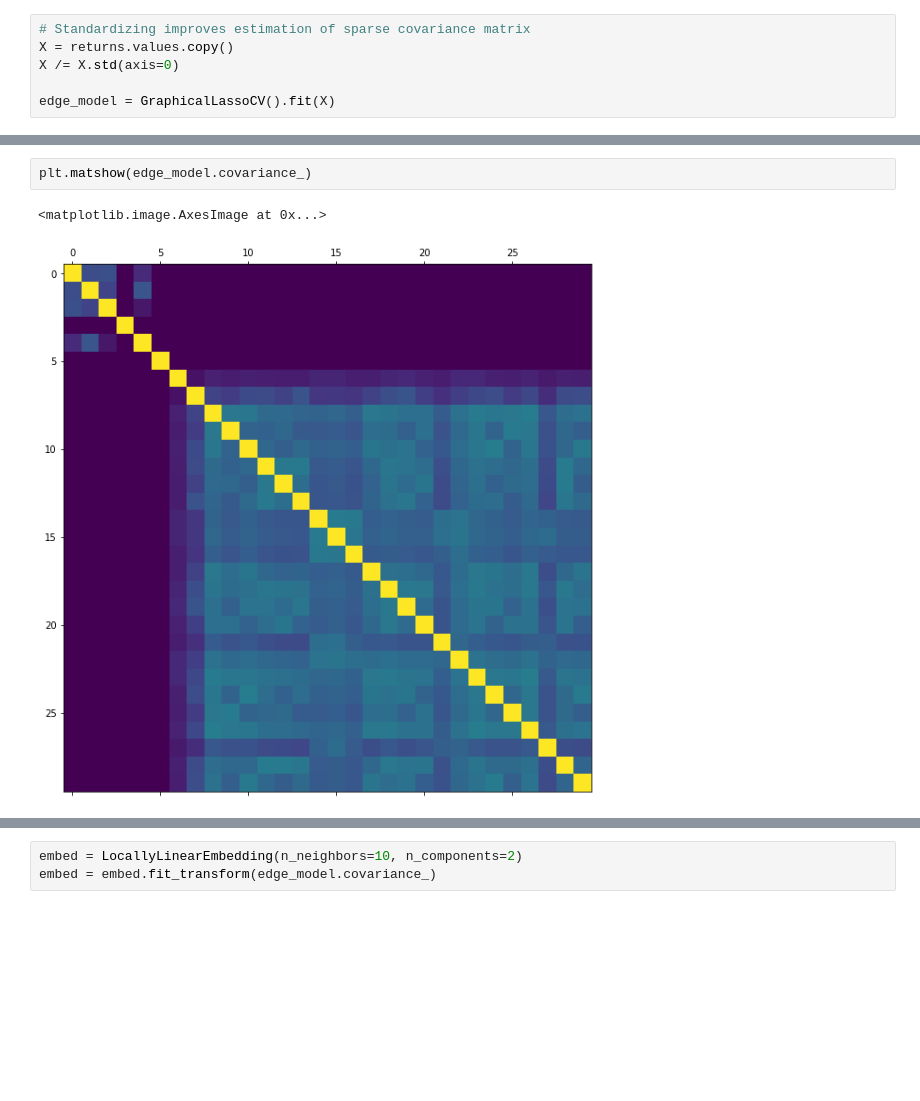
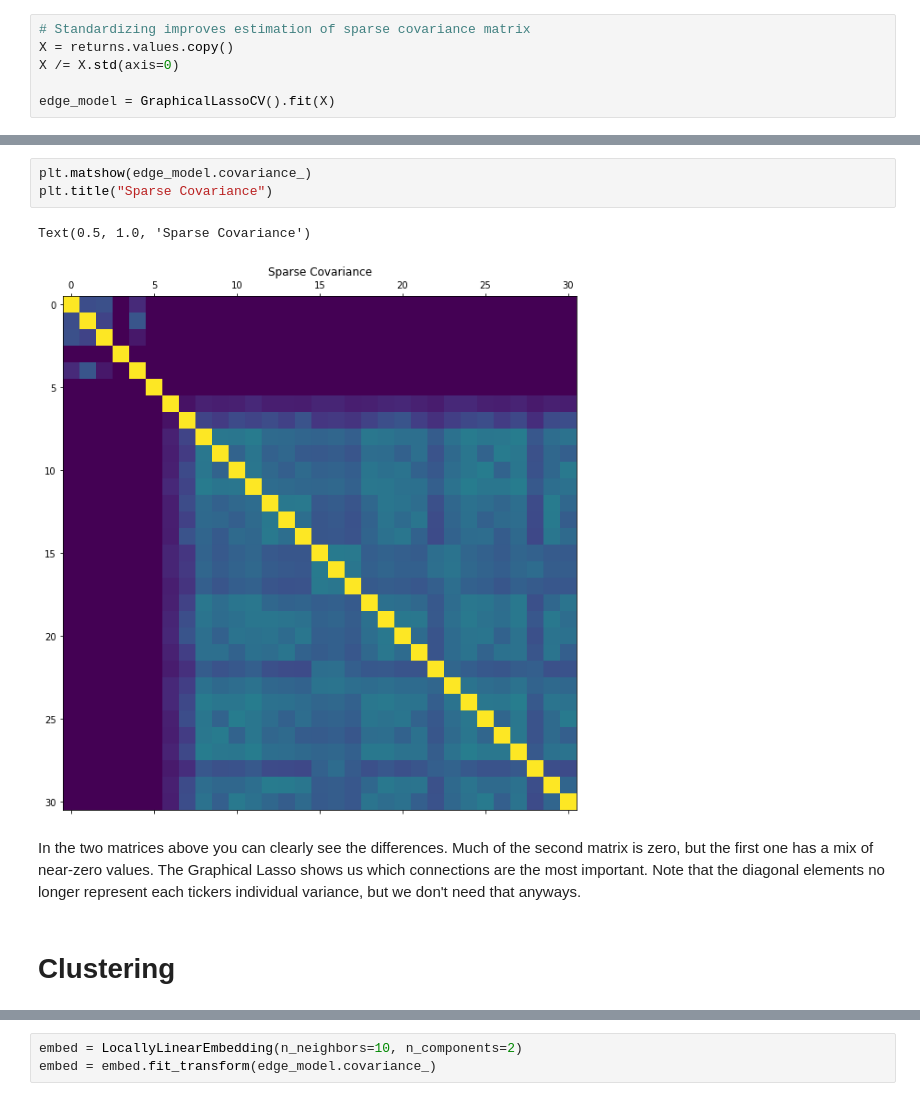
Before and after one commit to eadains/EquitiesTrading, a Jupyter notebook: etfs_analysis.ipynb, the cells around one changed output, grey strips where cells are left out. Drawn from its saved outputs; the diff is of its cells as text; blank space fills up the shorter version.

Commit message:
ETFs analysis blog text

```diff
--- a/etfs_analysis.ipynb
+++ b/etfs_analysis.ipynb
@@ -38,5 +59,10 @@ edge_model = GraphicalLassoCV().fit(X)
 # %%
 plt.matshow(edge_model.covariance_)
+plt.title("Sparse Covariance")
 # %% [output]
-<matplotlib.image.AxesImage at 0x...>
+Text(0.5, 1.0, 'Sparse Covariance')
-[figure, old version]
+[figure, new version]
+# %% [markdown]
+In the two matrices above you can clearly see the differences. Much of the second matrix is zero, but the first one has a mix of near-zero values. The Graphical Lasso shows us which connections are the most important. Note that the diagonal elements no longer represent each tickers individual variance, but we don't need that anyways.
+# %% [markdown]
+# Clustering
```
Also changed, not shown: parts of 18 cells of this notebook.
